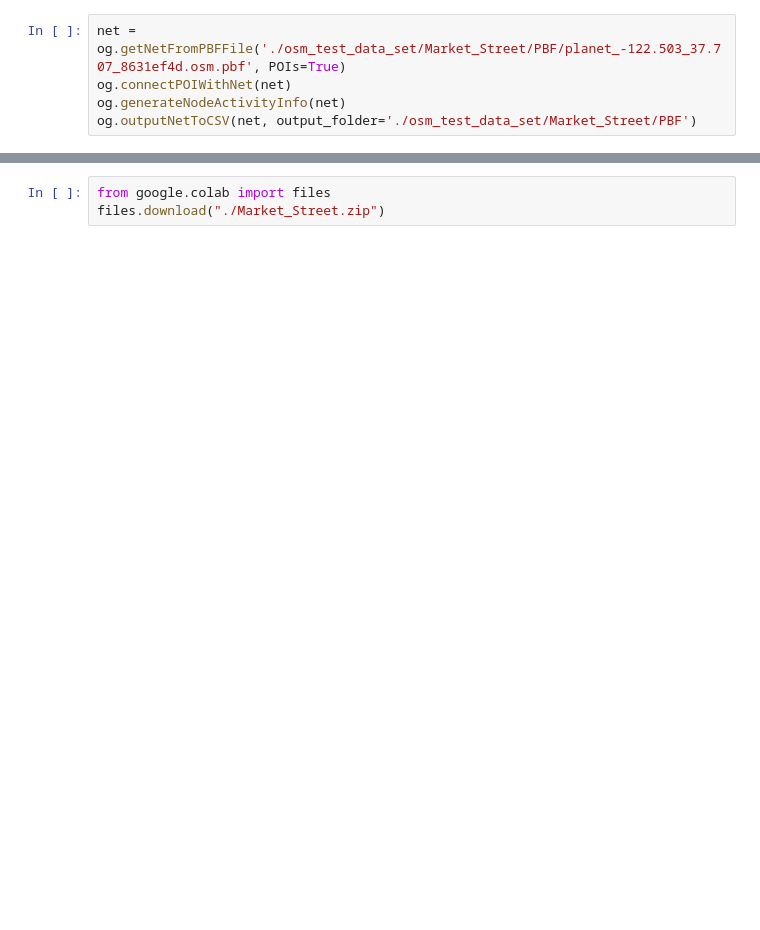
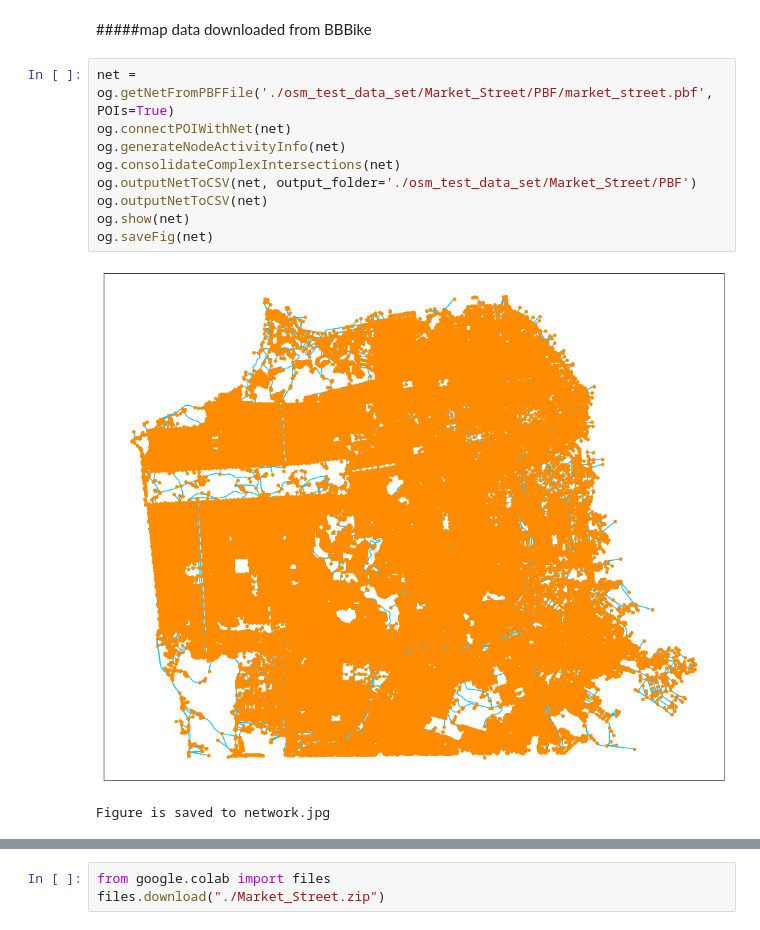
Before and after one commit to FangTang999/osm_test_data_set, a Jupyter notebook: osm2gmns_Alicia.ipynb, the cells around one changed output, grey strips where cells are left out. Saved outputs shown, nothing was run; the diff lists cells and outputs as text; blank space fills up the shorter version.

```diff
--- a/osm2gmns_Alicia.ipynb
+++ b/osm2gmns_Alicia.ipynb
@@ -72,8 +84,17 @@ og.outputNetToCSV(net, output_folder='./osm_test_data_set/Market_Street/BBBike')
+# %% [markdown]
+#####map data downloaded from BBBike
 # %%
-net = og.getNetFromPBFFile('./osm_test_data_set/Market_Street/PBF/planet_-122.503_37.707_8631ef4d.osm.pbf', POIs=True)
+net = og.getNetFromPBFFile('./osm_test_data_set/Market_Street/PBF/market_street.pbf', POIs=True)
 og.connectPOIWithNet(net)
 og.generateNodeActivityInfo(net)
+og.consolidateComplexIntersections(net)
 og.outputNetToCSV(net, output_folder='./osm_test_data_set/Market_Street/PBF')
+og.outputNetToCSV(net)
+og.show(net)
+og.saveFig(net)
+# %% [output]
+[figure, added]
+Figure is saved to network.jpg
 # %%
 print('RAM USAGE：',round(psutil.Process(os.getpid()).memory_info().rss/1000**3,2),'GB/12GB')
 # %% [output]
```
Also changed, not shown: parts of 20 cells of this notebook.
